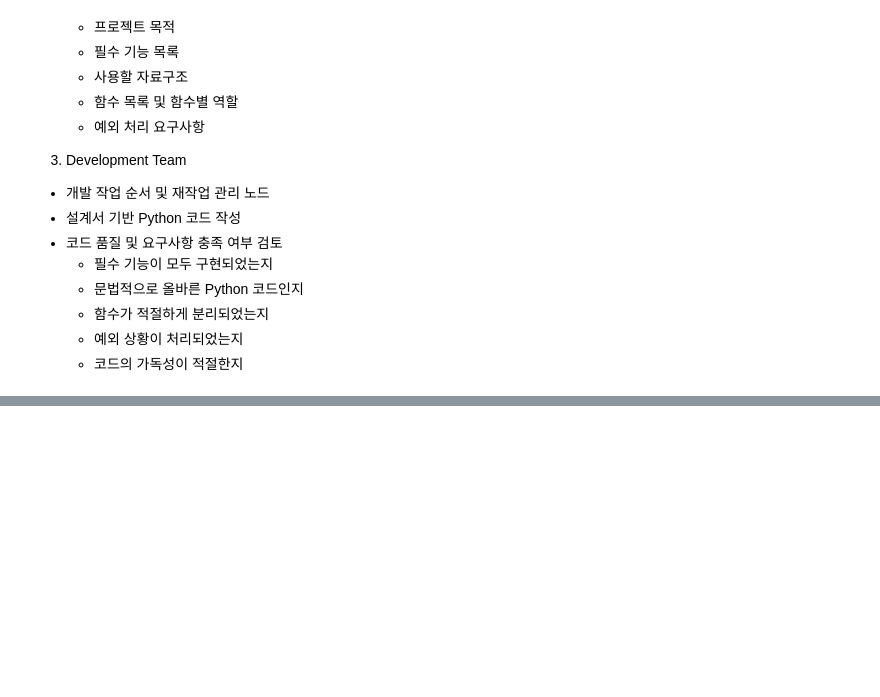
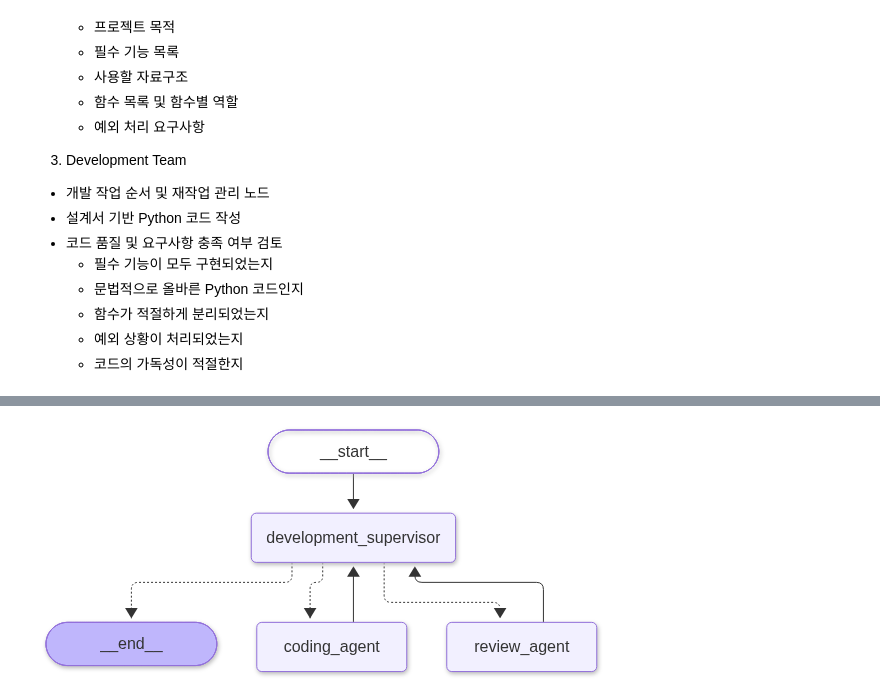
Before and after one commit to harwoon/14_Agent, a Jupyter notebook: 6_멀티에이전트.ipynb, the cells around one changed output, grey strips where cells are left out. Cells and saved outputs as stored; diff of their text form; code cells hidden in the pictures; blank space fills up the shorter version.

```diff
--- a/6_멀티에이전트.ipynb
+++ b/6_멀티에이전트.ipynb
@@ -539,0 +572,35 @@ MAS는 단순히 AI 모델이나 프로그램을 여러 개 배치하는 것과
+# %%
+class ReviewResult(BaseModel):
+    features_ok: bool = Field(description="필수 기능 구현 여부")
+    syntax_ok: bool = Field(description="Python 문법 검토 여부")
+    functions_ok: bool = Field(description="함수 분리 적절성")
+    exceptions_ok: bool = Field(description="예외 처리 적절성")
+    readability_ok: bool = Field(description="가독성 적절성")
+    feedback: str = Field(description="문제점 및 구체적 수정 지침. 문제가 없으면 승인 근거")
+
+    @property # 함수를 속성처럼 쓸 수 있게 해줌   # 속성들 값을 직접 접근하지 않고, 메소드를 통하도록(익명성)
+    def approved(self) -> bool:
+        return all((self.features_ok, self.syntax_ok, self.functions_ok, self.exceptions_ok, self.readability_ok))
+# %%
+_llm = None         # 일반적인 LLM 호출
+_review_llm = None  # 구조화된 코드 검토 결과 생성
+
+def get_llm():
+    global _llm
+    if _llm is None:
+        if not os.getenv("OPENAI_API_KEY"):
+            raise RuntimeError("API KEY ERROR!")
+        _llm = ChatOpenAI(model=MODEL_NAME, temperature=0)
+    return _llm
+
+def get_review_llm():
+    global _review_llm
+    if _review_llm is None:
+        _review_llm = get_llm().with_structured_output(ReviewResult)
+    return _review_llm
+
+def ask(system: str, user: str) -> str:
+    content = get_llm().invoke([("system", system), ("human",user)]).content
+    if not isinstance(content, str):
+        raise TypeError("LLM 응답이 문자열이 아닙니다. 응답 형식을 확인하세요.")
+    return content.strip()
@@ -539,0 +723,12 @@ MAS는 단순히 AI 모델이나 프로그램을 여러 개 배치하는 것과
+# %%
+development_builder = StateGraph(DevelopmentState)
+development_builder.add_node("development_supervisor",development_supervisor)
+development_builder.add_node("coding_agent",coding_agent)
+development_builder.add_node("review_agent",review_agent)
+development_builder.add_edge(START, "development_supervisor")
+development_builder.add_edge("coding_agent","development_supervisor")
+development_builder.add_edge("review_agent","development_supervisor")
+development_graph = development_builder.compile()
+development_graph
+# %% [output]
+[figure, added]
```
Also changed, not shown: parts of 11 cells of this notebook, 4 other files.
